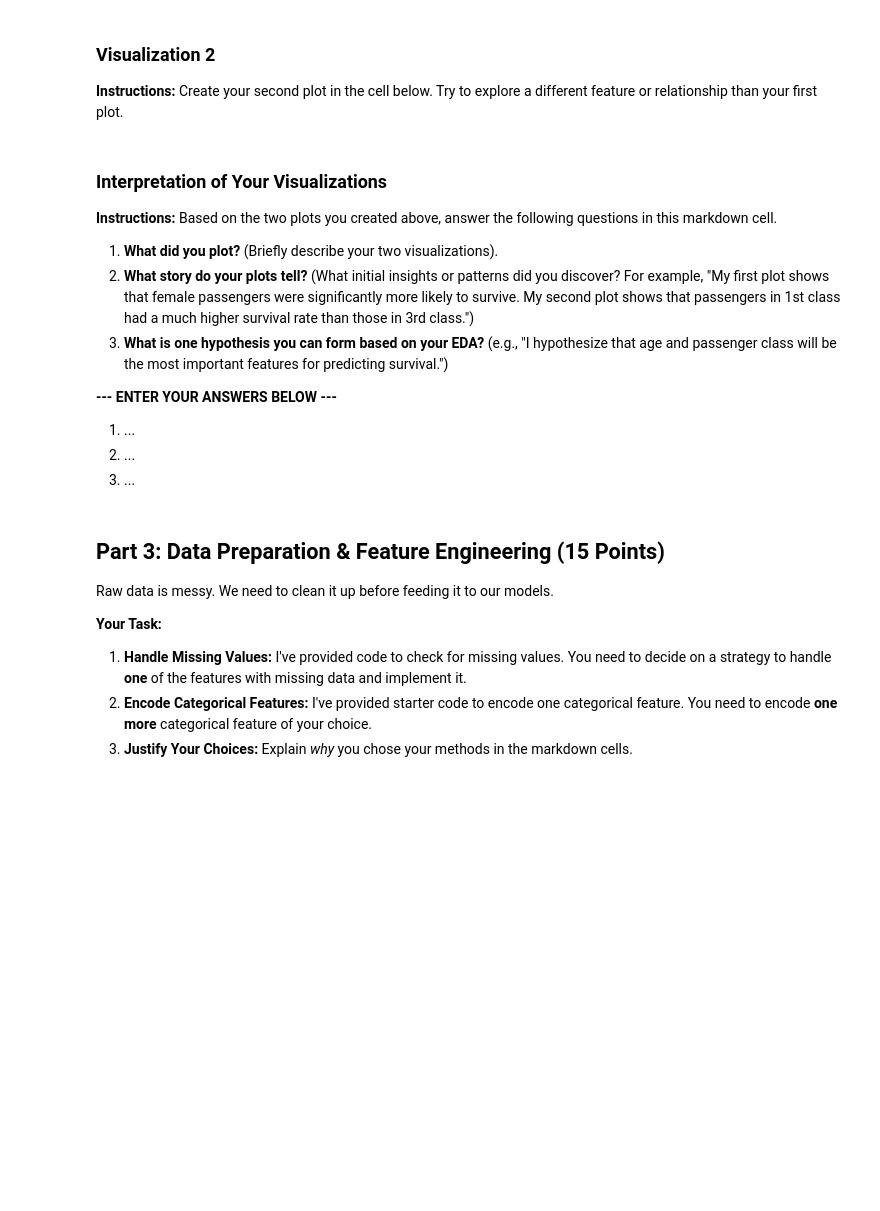
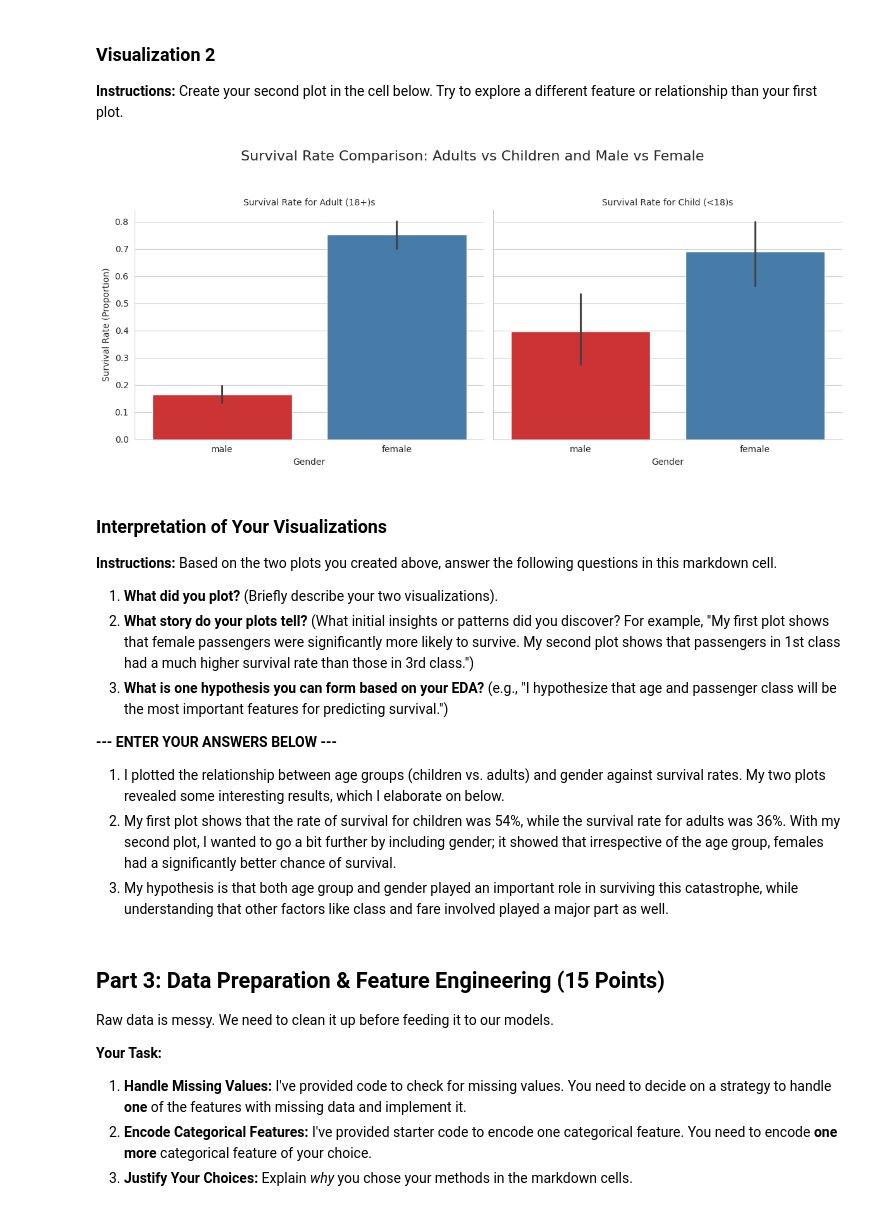
Before and after one commit to CeZa18/ITAI-1371-ML-Labs, a Jupyter notebook: Midterm_Project_Lab_CesarZaldivar_ITAI1371.ipynb, the cells around one changed output. Cells and saved outputs as stored; diff of their text form; code cells hidden in the pictures; blank space fills up the shorter version.

```diff
--- a/Midterm_Project_Lab_CesarZaldivar_ITAI1371.ipynb
+++ b/Midterm_Project_Lab_CesarZaldivar_ITAI1371.ipynb
@@ -100,3 +228,43 @@ import matplotlib.pyplot as pltimport seaborn as snssns.set_style('whitegrid')#
+# %%
+# --- ENTER YOUR CODE HERE ---
+# Create your second visualization. Some ideas:
+# - A boxplot to see the distribution of a numerical feature across different categories.
+# - A heatmap of correlations between numerical features.
+# - A facet grid to explore relationships across multiple categories.
+
+sns.set_style('whitegrid')
+
+# To better represent survival relationships between adult vs children, and male vs female
+# Use sns.catplot with kind='bar' to show mean survival rate (proportion of survival)
+g1 = sns.catplot(
+    data=df,
+    x='Sex',
+    y='Survived',
+    hue='Sex', # Explicitly set hue to 'Sex' to resolve FutureWarning
+    col='Is_Adult',
+    kind='bar',
+    palette='Set1',
+    height=5,
+    aspect=1.2,
+    order=['male', 'female'], # Explicitly order sexes for consistency
+    legend=False # Set legend to False to avoid redundant legend from hue
+)
+
+
+
+# Title and Labels
+g1.set_axis_labels("Gender", "Survival Rate (Proportion)")
+g1.set_titles("Survival Rate for {col_name}s")
+
+# Adding a main title for the entire plot
+g1.fig.suptitle('Survival Rate Comparison: Adults vs Children and Male vs Female', y=1.03, fontsize=16)
+plt.tight_layout(rect=[0, 0, 1, 0.98]) # Adjust layout to prevent title overlap
+
+# Example: sns.boxplot(x='categorical_feature', y='numerical_feature', data=df)
+# --- END OF YOUR CODE ---
+plt.show()
+# %% [output]
+[figure, added]
 # %% [markdown]
 ### Interpretation of Your Visualizations
 **Instructions:** Based on the two plots you created above, answer the following questions in this markdown cell.
@@ -105,9 +273,9 @@ import matplotlib.pyplot as pltimport seaborn as snssns.set_style('whitegrid')#
 3.  **What is one hypothesis you can form based on your EDA?** (e.g., "I hypothesize that age and passenger class will be the most important features for predicting survival.")
 
 **--- ENTER YOUR ANSWERS BELOW ---**
-1.  ...
-2.  ...
-3.  ...
+1.  I plotted the relationship between age groups (children vs. adults) and gender against survival rates. My two plots revealed some interesting results, which I elaborate on below.
+2.  My first plot shows that the rate of survival for children was 54%, while the survival rate for adults was 36%. With my second plot, I wanted to go a bit further by including gender; it showed that irrespective of the age group, females had a significantly better chance of survival.
+3.  My hypothesis is that both age group and gender played an important role in surviving this catastrophe, while understanding that other factors like class and fare involved played a major part as well.
 # %% [markdown]
 ## Part 3: Data Preparation & Feature Engineering (15 Points)
 Raw data is messy. We need to clean it up before feeding it to our models.
```
Also changed, not shown: parts of 17 cells of this notebook.
